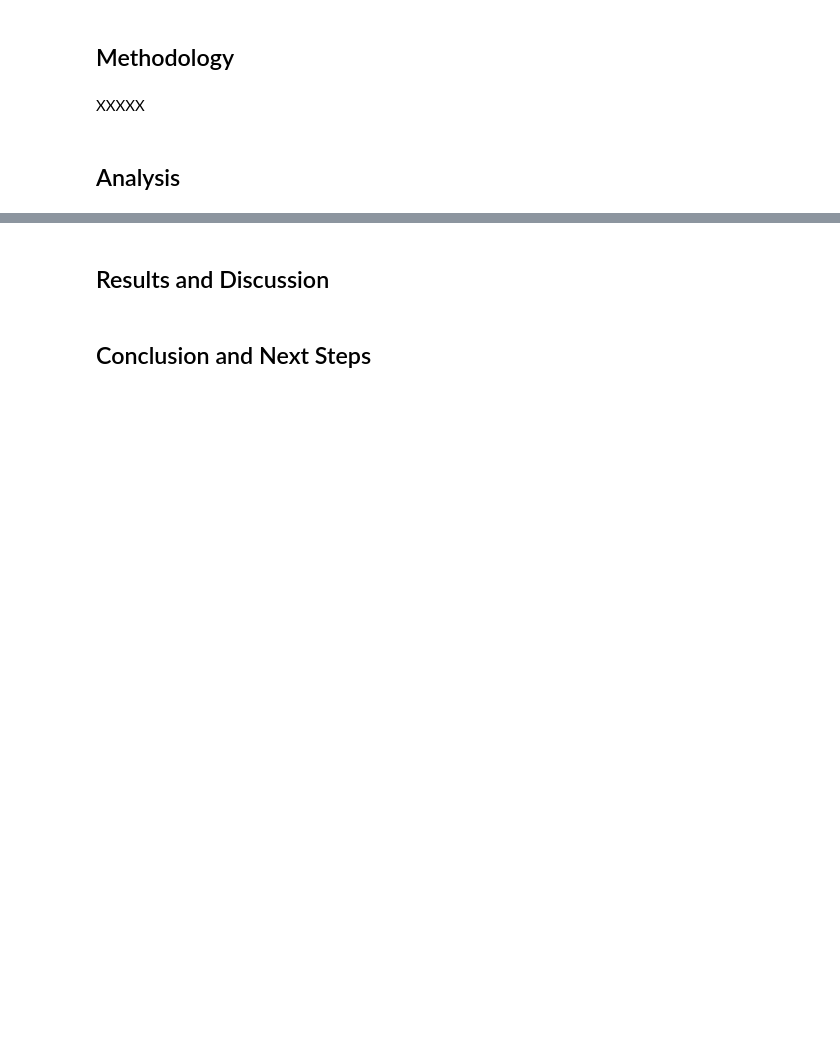
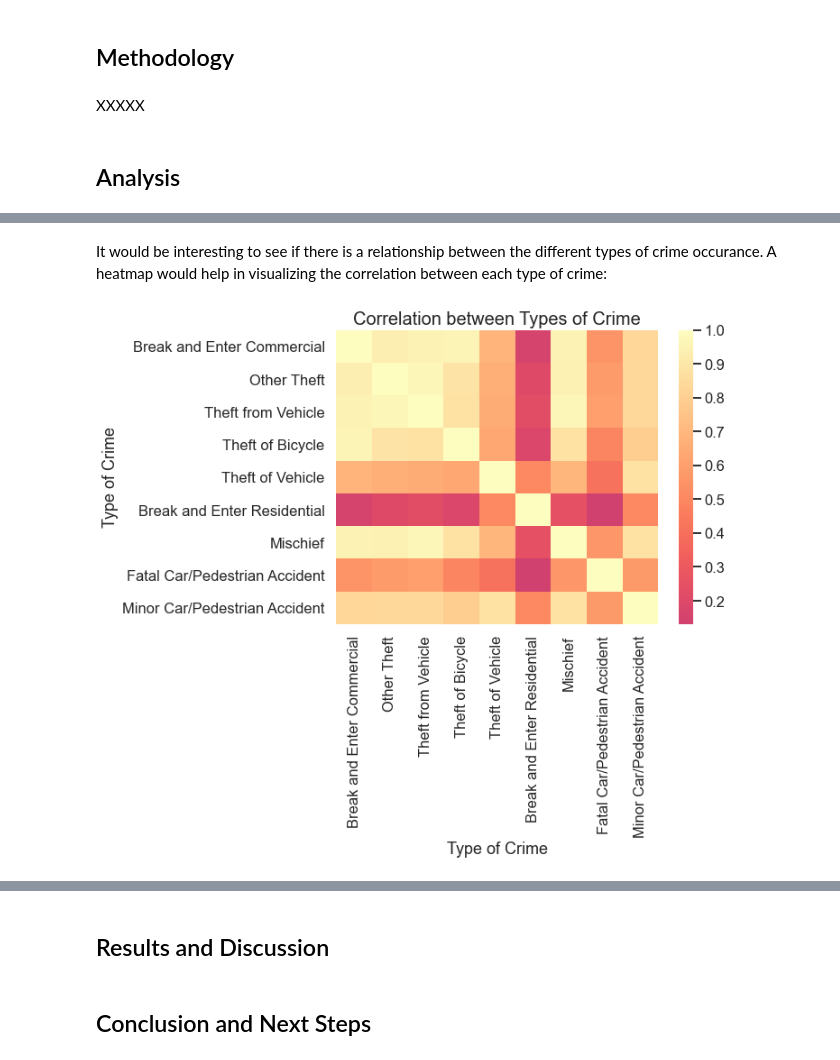
Before and after one commit to carlosalbertopgo/Coursera_Capstone, a Jupyter notebook: Capstone_Project_Notebook.ipynb, the cells around one changed output, grey strips where cells are left out. Saved outputs shown, nothing was run; the diff lists cells and outputs as text; code cells hidden in the pictures; blank space fills up the shorter version.

```diff
--- a/Capstone_Project_Notebook.ipynb
+++ b/Capstone_Project_Notebook.ipynb
@@ -481,0 +484,6 @@ XXXXX
+# %%
+# Re-arranging crime data per neighborhood, type and year:
+crime_per_hood_type = vancouver_crime.groupby(['Neighborhood','Type','Year']).Month.count().reset_index()
+crime_per_hood_type.rename(columns={'Month':'Crime Count', 'Type':'Type of Crime'}, inplace=True)
+print('Total number of crimes in dataset (all 3 years): ', crime_per_hood_type['Crime Count'].sum(),'\n')
+crime_per_hood_type.head()
@@ -481,0 +498,10 @@ XXXXX
+# %%
+# Creating pivot table (columns per type of crime):
+crime_pivot = crime_per_hood_type.pivot(columns='Type of Crime',index=['Neighborhood','Year'],values='Crime Count').reset_index()
+crime_pivot.fillna(value=0, inplace=True)
+# Changing some type of crime names for shorter names:
+crime_pivot.rename(columns={'Break and Enter Residential/Other':'Break and Enter Residential',
+                           'Vehicle Collision or Pedestrian Struck (with Fatality)':'Fatal Car/Pedestrian Accident',
+                           'Vehicle Collision or Pedestrian Struck (with Injury)':'Minor Car/Pedestrian Accident'},
+                   inplace=True)
+crime_pivot.head()
@@ -481,0 +515,17 @@ XXXXX
+# %% [markdown]
+It would be interesting to see if there is a relationship between the different types of crime occurance. A heatmap would help in visualizing the correlation between each type of crime:
+# %%
+# Setting columns to evaluate:
+col_to_eval = ['Break and Enter Commercial','Other Theft','Theft from Vehicle','Theft of Bicycle','Theft of Vehicle',
+              'Break and Enter Residential', 'Mischief',
+                          'Fatal Car/Pedestrian Accident',
+                         'Minor Car/Pedestrian Accident']
+# Setting figure size:
+plt.figure(figsize=(8, 6))
+sns.set_context('talk')
+# Creating heatmap:
+sns.heatmap(crime_pivot[col_to_eval].corr(), cmap='magma', center=0, robust=True)
+plt.title('Correlation between Types of Crime', fontsize=20)
+plt.show()
+# %% [output]
+[figure, added]
```
Also changed, not shown: parts of 17 cells of this notebook.
